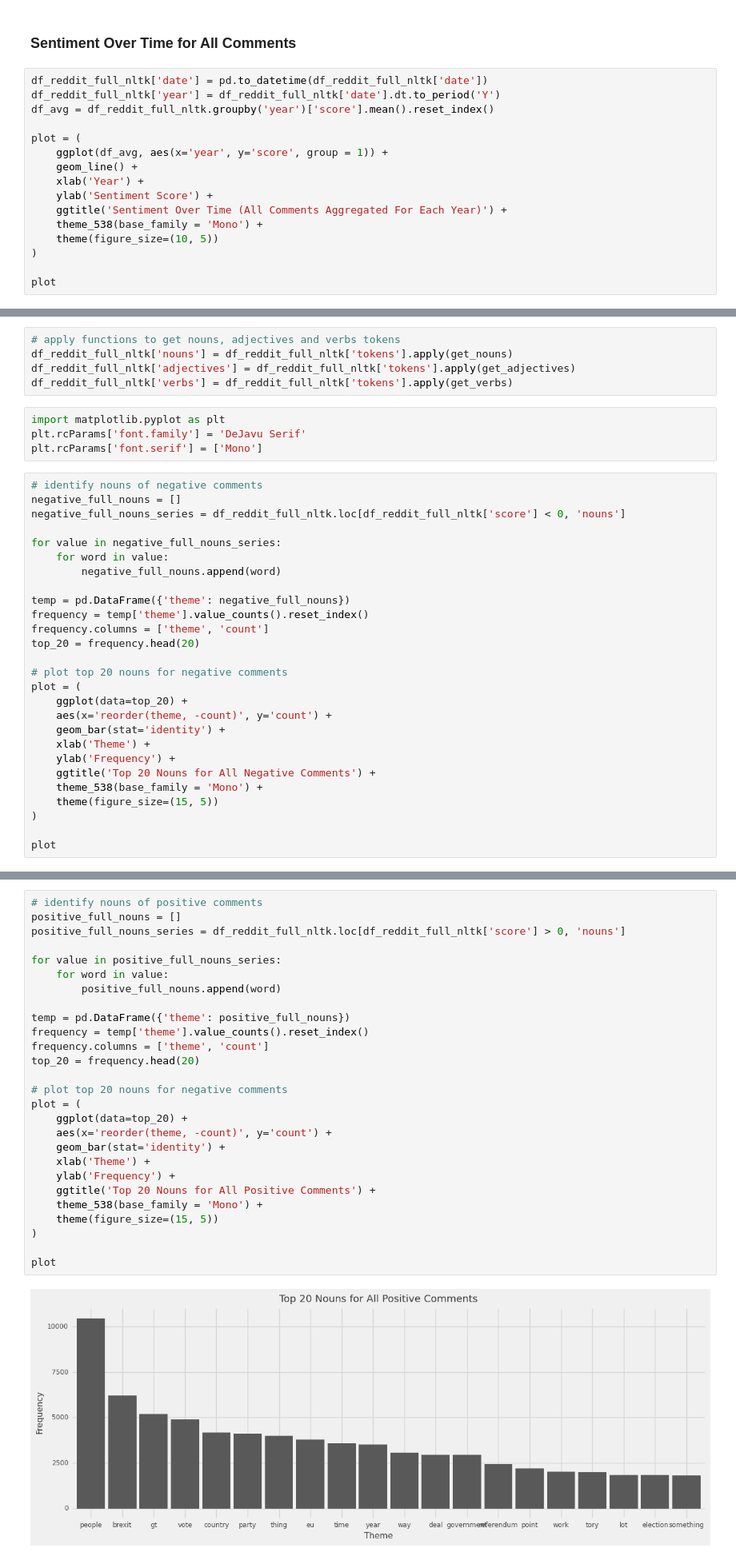
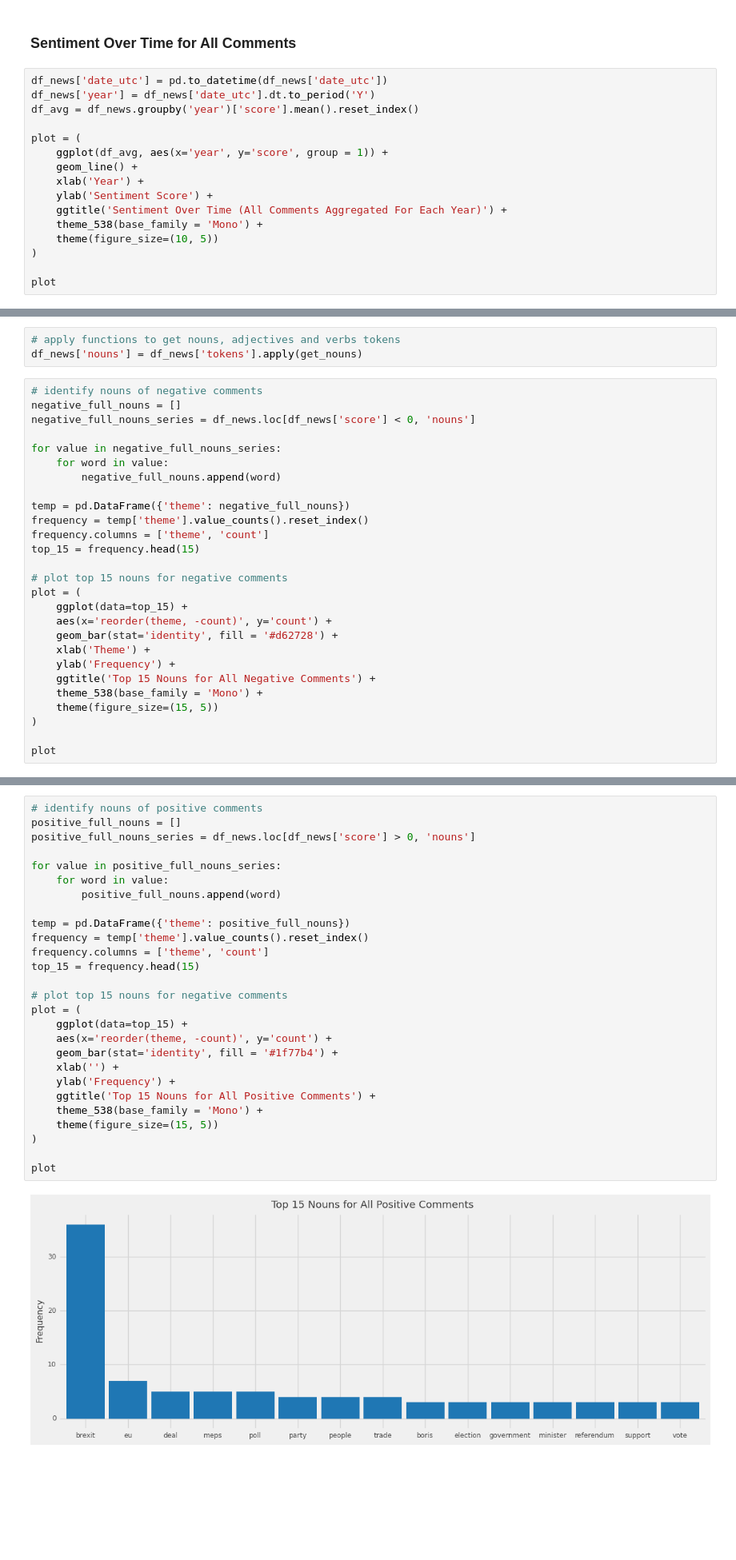
Before and after one commit to andrewtpei/Sentipedia, a Jupyter notebook: notebooks/NLTK_News.ipynb, the cells around one changed output, grey strips where cells are left out. Shown: that part at 80% size. Drawn from its saved outputs; the diff is of its cells as text; blank space fills up the shorter version.

Commit message:
nltk done;

```diff
--- a/notebooks/NLTK_News.ipynb
+++ b/notebooks/NLTK_News.ipynb
@@ -167,9 +117,9 @@ df_reddit_brexit_nltk
 # %% [markdown]
 ### Sentiment Over Time for All Comments
 # %%
-df_reddit_full_nltk['date'] = pd.to_datetime(df_reddit_full_nltk['date'])
-df_reddit_full_nltk['year'] = df_reddit_full_nltk['date'].dt.to_period('Y')
-df_avg = df_reddit_full_nltk.groupby('year')['score'].mean().reset_index()
+df_news['date_utc'] = pd.to_datetime(df_news['date_utc'])
+df_news['year'] = df_news['date_utc'].dt.to_period('Y')
+df_avg = df_news.groupby('year')['score'].mean().reset_index()
 
 plot = (
     ggplot(df_avg, aes(x='year', y='score', group = 1)) +
@@ -244,16 +153,10 @@ def get_features(tokens):
 # %%
 # apply functions to get nouns, adjectives and verbs tokens
-df_reddit_full_nltk['nouns'] = df_reddit_full_nltk['tokens'].apply(get_nouns)
-df_reddit_full_nltk['adjectives'] = df_reddit_full_nltk['tokens'].apply(get_adjectives)
-df_reddit_full_nltk['verbs'] = df_reddit_full_nltk['tokens'].apply(get_verbs)
+df_news['nouns'] = df_news['tokens'].apply(get_nouns)
-# %%
-import matplotlib.pyplot as plt
-plt.rcParams['font.family'] = 'DeJavu Serif'
-plt.rcParams['font.serif'] = ['Mono']
 # %%
 # identify nouns of negative comments
 negative_full_nouns = []
-negative_full_nouns_series = df_reddit_full_nltk.loc[df_reddit_full_nltk['score'] < 0, 'nouns']
+negative_full_nouns_series = df_news.loc[df_news['score'] < 0, 'nouns']
 
 for value in negative_full_nouns_series:
     for word in value:
@@ -262,16 +165,16 @@ for value in negative_full_nouns_series:
 temp = pd.DataFrame({'theme': negative_full_nouns})
 frequency = temp['theme'].value_counts().reset_index()
 frequency.columns = ['theme', 'count']
-top_20 = frequency.head(20)
+top_15 = frequency.head(15)
 
-# plot top 20 nouns for negative comments
+# plot top 15 nouns for negative comments
 plot = (
-    ggplot(data=top_20) +
+    ggplot(data=top_15) +
     aes(x='reorder(theme, -count)', y='count') +
-    geom_bar(stat='identity') +
+    geom_bar(stat='identity', fill = '#d62728') +
     xlab('Theme') +
     ylab('Frequency') +
-    ggtitle('Top 20 Nouns for All Negative Comments') +
+    ggtitle('Top 15 Nouns for All Negative Comments') +
     theme_538(base_family = 'Mono') +
     theme(figure_size=(15, 5))
 )
@@ -283,29 +186,29 @@ plot
 # %%
 # identify nouns of positive comments
 positive_full_nouns = []
-positive_full_nouns_series = df_reddit_full_nltk.loc[df_reddit_full_nltk['score'] > 0, 'nouns']
+positive_full_nouns_series = df_news.loc[df_news['score'] > 0, 'nouns']
 
 for value in positive_full_nouns_series:
     for word in value:
         positive_full_nouns.append(word)
 
 temp = pd.DataFrame({'theme': positive_full_nouns})
 frequency = temp['theme'].value_counts().reset_index()
 frequency.columns = ['theme', 'count']
-top_20 = frequency.head(20)
+top_15 = frequency.head(15)
 
-# plot top 20 nouns for negative comments
+# plot top 15 nouns for negative comments
 plot = (
-    ggplot(data=top_20) +
+    ggplot(data=top_15) +
     aes(x='reorder(theme, -count)', y='count') +
-    geom_bar(stat='identity') +
-    xlab('Theme') +
+    geom_bar(stat='identity', fill = '#1f77b4') +
+    xlab('') +
     ylab('Frequency') +
-    ggtitle('Top 20 Nouns for All Positive Comments') +
+    ggtitle('Top 15 Nouns for All Positive Comments') +
     theme_538(base_family = 'Mono') +
     theme(figure_size=(15, 5))
 )
 
 plot
 # %% [output]
-[figure, old version]
+[figure, new version]
```
Also changed, not shown: parts of 19 cells of this notebook, 6 other files.
